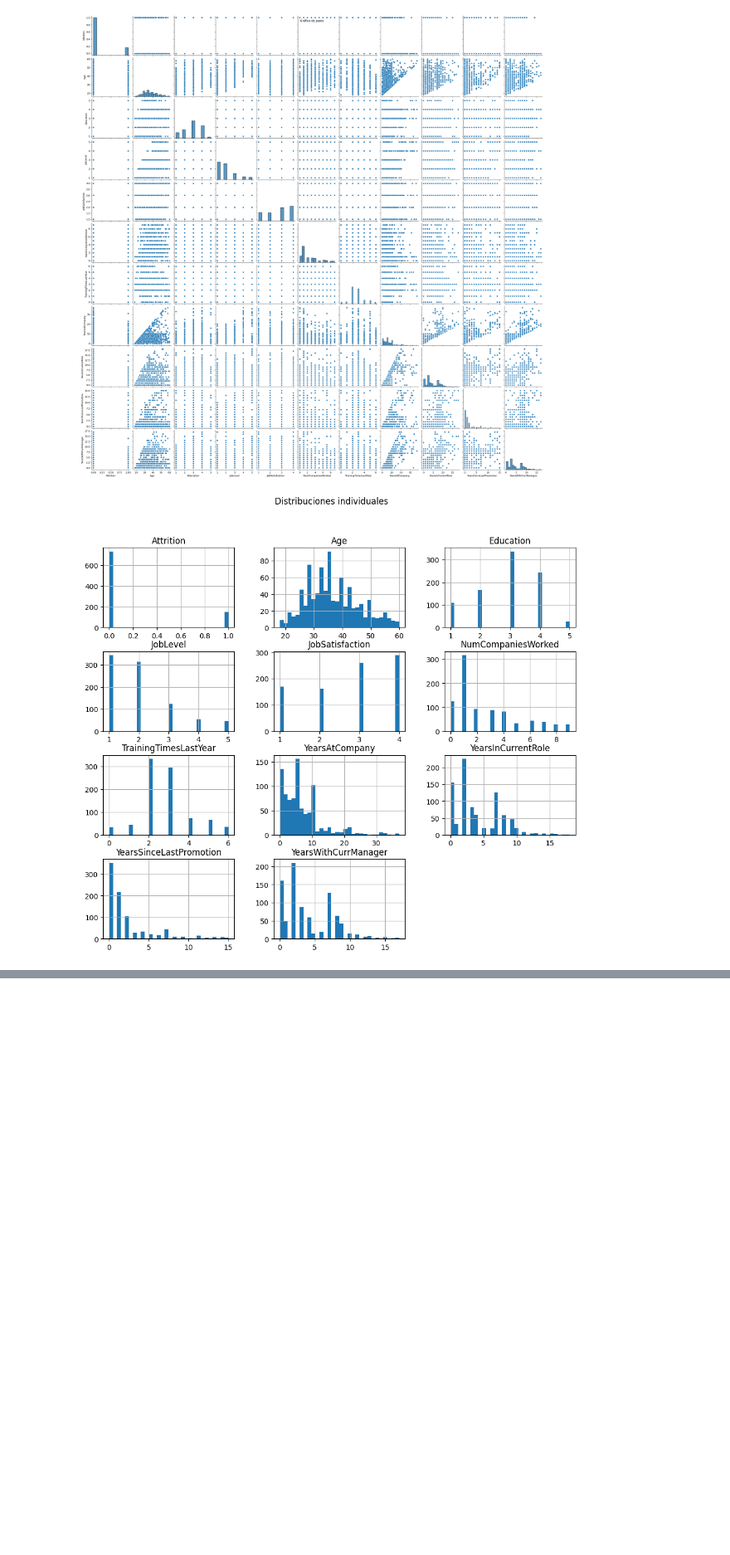
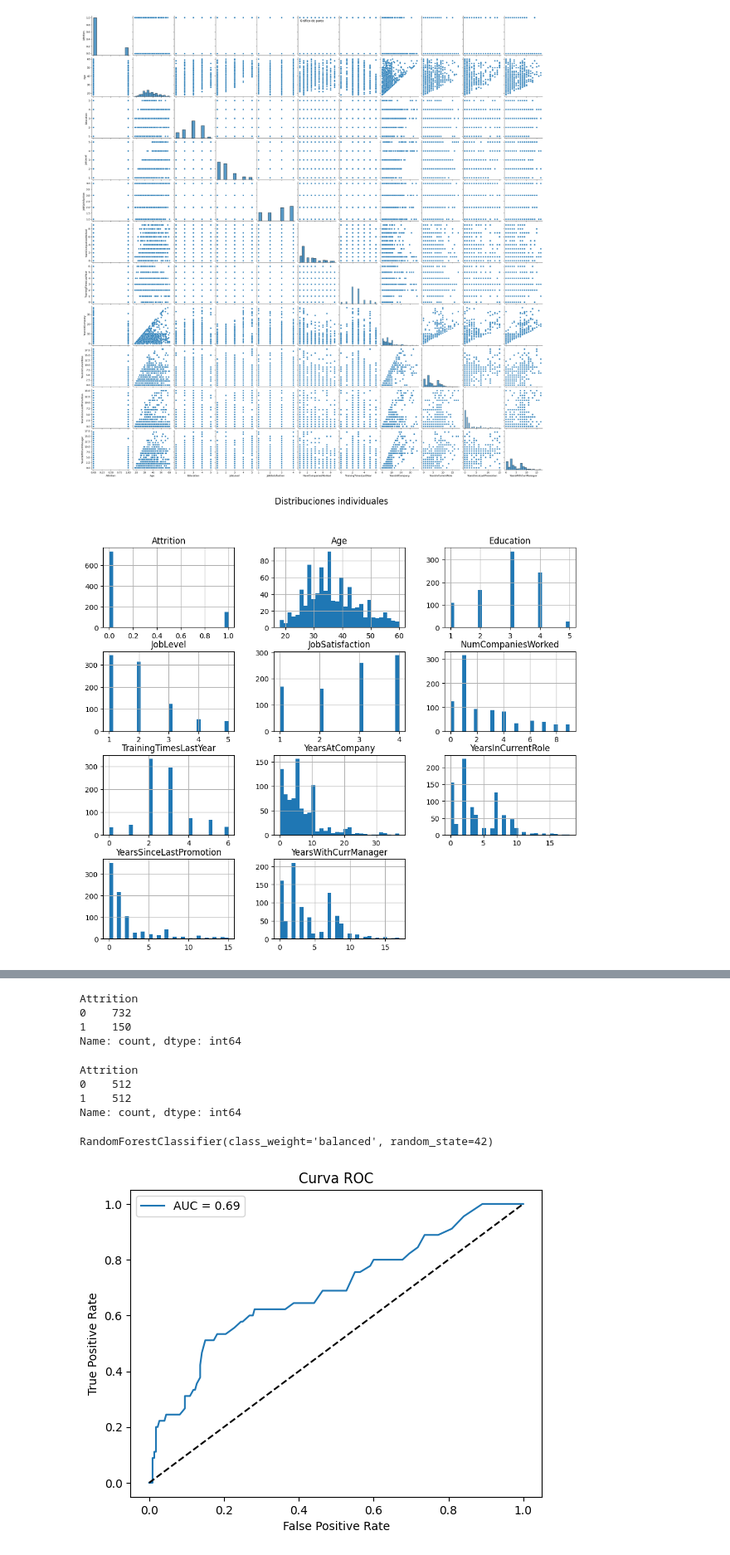
Before and after one commit to Axneitor/Trabajo_Final_MetodosAprendizaje, a Jupyter notebook: main.ipynb, the cells around one changed output, grey strips where cells are left out. Shown at 83% size. Cells and saved outputs as stored; diff of their text form; code cells hidden in the pictures; blank space fills up the shorter version.

```diff
--- a/main.ipynb
+++ b/main.ipynb
@@ -209,0 +256,34 @@ Silhouette Score K-Means: 0.5078750488244692
+# %%
+x = df_pca_clust
+y = df['Attrition']
+# %%
+#Separacion de los datos para el entenamiento
+from sklearn.model_selection import train_test_split
+
+X_train, X_test, y_train, y_test = train_test_split(
+    df_pca_clust, y, test_size=0.3, random_state=42, stratify = y
+)
+# %%
+print(df['Attrition'].value_counts())
+# %% [output]
+Attrition
+0    732
+1    150
+Name: count, dtype: int64
+# %%
+from imblearn.over_sampling import SMOTE
+smote = SMOTE(random_state = 42)
+x_train_res, y_train_res = smote.fit_resample(X_train, y_train)
+# %%
+print(y_train_res.value_counts())
+# %% [output]
+Attrition
+0    512
+1    512
+Name: count, dtype: int64
+# %%
+from sklearn.ensemble import RandomForestClassifier
+clasificacion = RandomForestClassifier(class_weight='balanced',n_estimators=100,random_state = 42)
+clasificacion.fit(x_train_res,y_train_res)
+# %% [output]
+RandomForestClassifier(class_weight='balanced', random_state=42)
@@ -209,0 +292,17 @@ Silhouette Score K-Means: 0.5078750488244692
+# %%
+from sklearn.metrics import roc_curve, auc
+
+y_prob = clasificacion.predict_proba(X_test)[:, 1]
+fpr, tpr, _ = roc_curve(y_test, y_prob)
+roc_auc = auc(fpr, tpr)
+
+plt.figure()
+plt.plot(fpr, tpr, label=f'AUC = {roc_auc:.2f}')
+plt.plot([0, 1], [0, 1], 'k--')
+plt.xlabel("False Positive Rate")
+plt.ylabel("True Positive Rate")
+plt.title("Curva ROC")
+plt.legend()
+plt.show()
+# %% [output]
+[figure, added]
```
Also changed, not shown: parts of 22 cells of this notebook.
